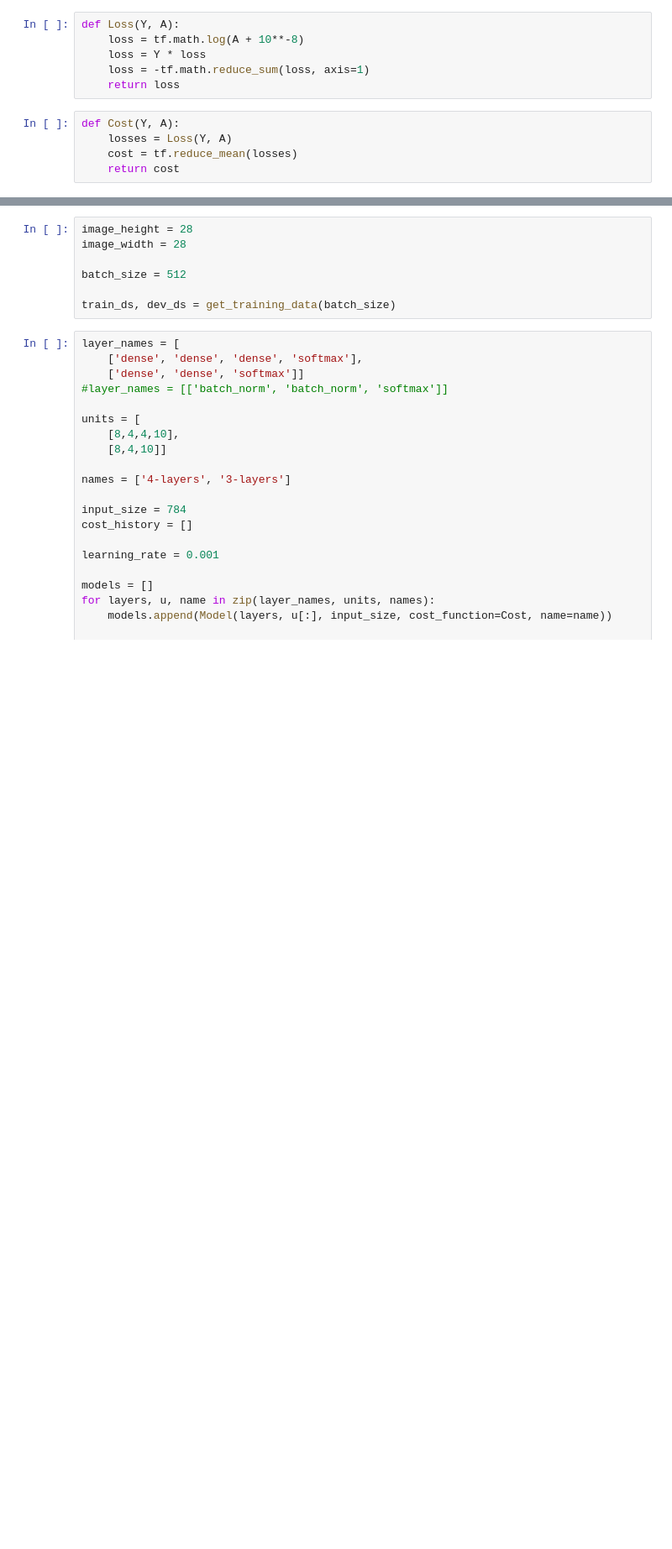
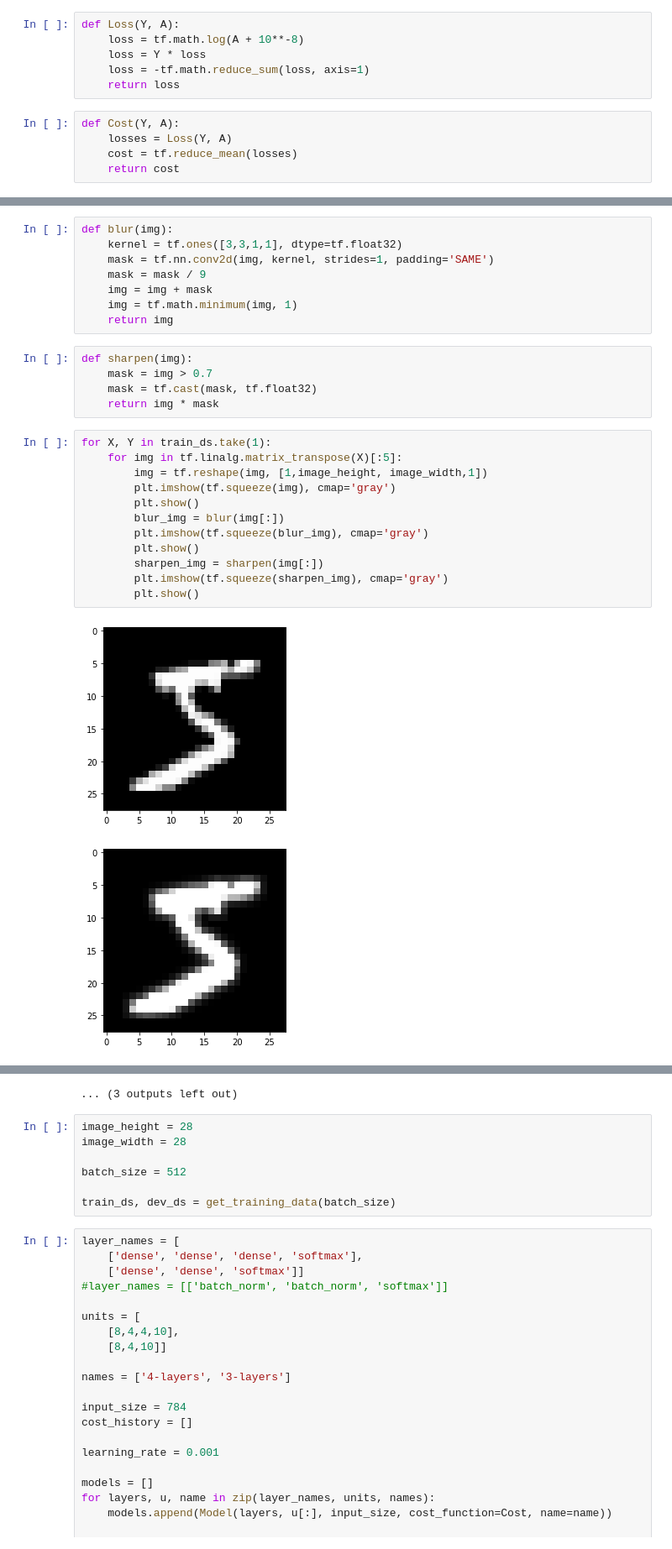
Before and after one commit to asarwinski/NeuralNetworks, a Jupyter notebook: MNIST/mnist.ipynb, the cells around one changed output, grey strips where cells are left out. Shown at 84% size. Cells and saved outputs as stored; diff of their text form; blank space fills up the shorter version.

```diff
--- a/MNIST/mnist.ipynb
+++ b/MNIST/mnist.ipynb
@@ -253,3 +253,31 @@ def get_training_data(batch_size):
     dev_ds = dev_ds.prefetch(tf.data.experimental.AUTOTUNE)
 
     return train_ds, dev_ds
+# %%
+def blur(img):
+    kernel = tf.ones([3,3,1,1], dtype=tf.float32)
+    mask = tf.nn.conv2d(img, kernel, strides=1, padding='SAME')
+    mask = mask / 9
+    img = img + mask
+    img = tf.math.minimum(img, 1)
+    return img
+# %%
+def sharpen(img):
+    mask = img > 0.7
+    mask = tf.cast(mask, tf.float32)
+    return img * mask
+# %%
+for X, Y in train_ds.take(1):
+    for img in tf.linalg.matrix_transpose(X)[:5]:
+        img = tf.reshape(img, [1,image_height, image_width,1])
+        plt.imshow(tf.squeeze(img), cmap='gray')
+        plt.show()
+        blur_img = blur(img[:])
+        plt.imshow(tf.squeeze(blur_img), cmap='gray')
+        plt.show()
+        sharpen_img = sharpen(img[:])
+        plt.imshow(tf.squeeze(sharpen_img), cmap='gray')
+        plt.show()
+# %% [output]
+[figure, added]
+[figure, added]
@@ -256,3 +294,4 @@ def get_training_data(batch_size):
+... (3 outputs left out)
 # %%
 image_height = 28
 image_width = 28
```
Also changed, not shown: parts of 2 cells of this notebook.
